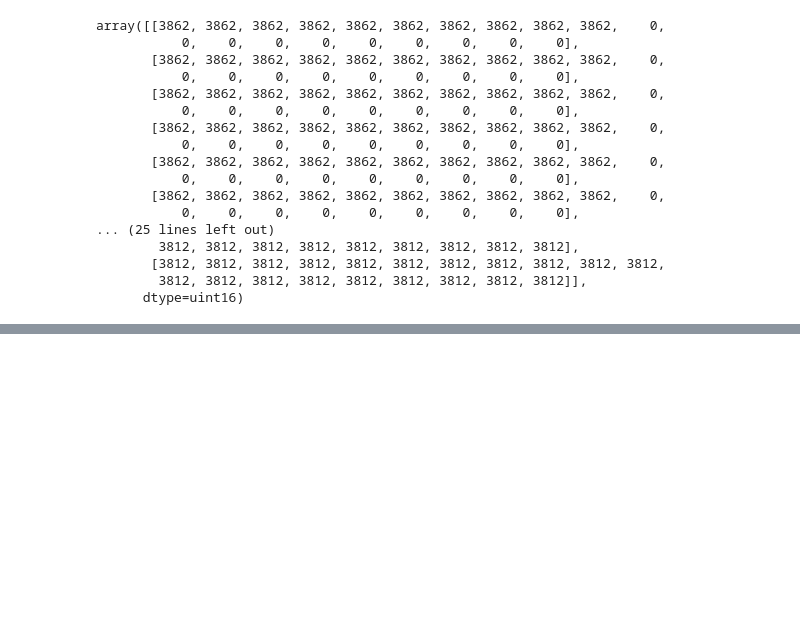
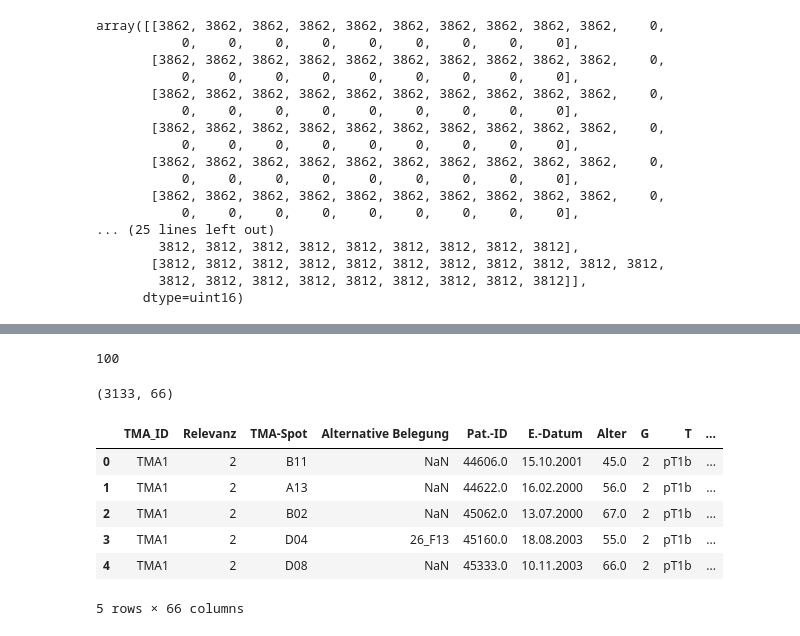
Before and after one commit to DiTscho/ml, a Jupyter notebook: 00_data.ipynb, the cells around one changed output, grey strips where cells are left out. Saved outputs shown, nothing was run; the diff lists cells and outputs as text; code cells hidden in the pictures; blank space fills up the shorter version.

Commit message:
Data almost done

```diff
--- a/00_core.ipynb
+++ b/00_data.ipynb
@@ -100,0 +234,31 @@ array([[3862, 3862, 3862, 3862, 3862, 3862, 3862, 3862, 3862, 3862,    0,
+# %%
+#|export
+def get_clinical_data(p):
+    "p: path to directory with files"
+    dfs = []
+    for fn in p:
+        df = pd.read_csv(fn, sep="\t", encoding = "ISO-8859-1", engine="python")
+        df = df[df.columns.drop(list(df.filter(regex='Unnamed')))]
+        df.insert(0, 'TMA_ID', fn.stem)
+        dfs.append(df)
+    return pd.concat(dfs)
+# %%
+len(df)
+# %% [output]
+100
+# %%
+df_c = get_clinical_data(fn_c)
+# %%
+df_c.shape
+# %% [output]
+(3133, 66)
+# %%
+df_c.head()
+# %% [output]
+|  | TMA_ID | Relevanz | TMA-Spot | Alternative Belegung | Pat.-ID | E.-Datum | Alter | G | T | ... |
+| 0 | TMA1 | 2 | B11 | NaN | 44606.0 | 15.10.2001 | 45.0 | 2 | pT1b | ... |
+| 1 | TMA1 | 2 | A13 | NaN | 44622.0 | 16.02.2000 | 56.0 | 2 | pT1b | ... |
+| 2 | TMA1 | 2 | B02 | NaN | 45062.0 | 13.07.2000 | 67.0 | 2 | pT1b | ... |
+| 3 | TMA1 | 2 | D04 | 26_F13 | 45160.0 | 18.08.2003 | 55.0 | 2 | pT1b | ... |
+| 4 | TMA1 | 2 | D08 | NaN | 45333.0 | 10.11.2003 | 66.0 | 2 | pT1b | ... |
+5 rows × 66 columns
```
Also changed, not shown: parts of 45 cells of this notebook, 2 other files.
